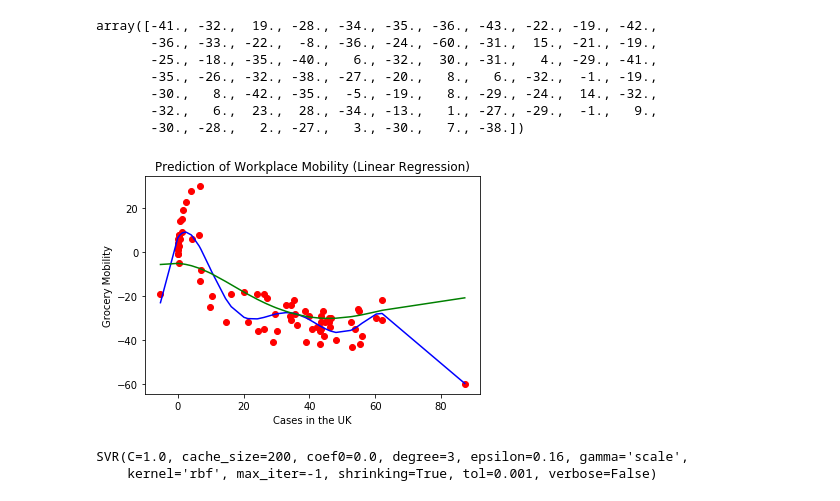
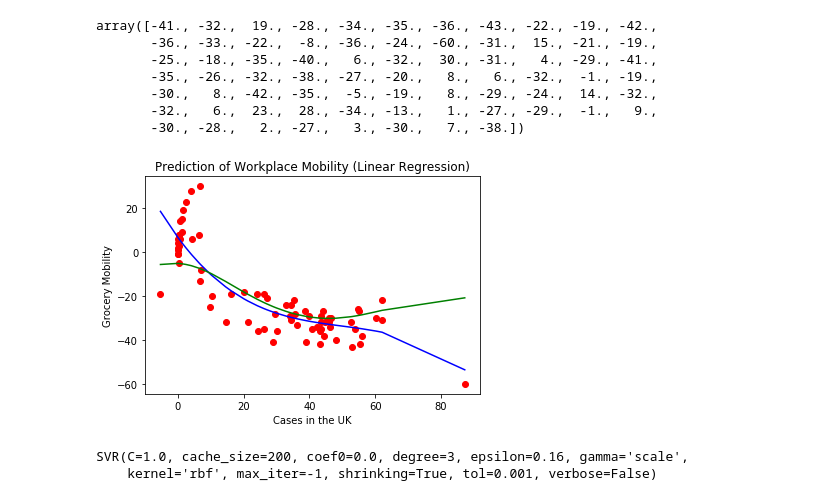
Before and after one commit to IuliiaZaitova/COVID_Prediction_London_National_Transport_Use, a Jupyter notebook: UK_transport.ipynb, the cells around one changed output. Saved outputs shown, nothing was run; the diff lists cells and outputs as text; code cells hidden in the pictures.

```diff
--- a/UK_transport.ipynb
+++ b/UK_transport.ipynb
@@ -389,25 +450,25 @@ from sklearn.svm import SVR
 svrModel = SVR(epsilon=0.16)
 # %%
 from sklearn.preprocessing import PolynomialFeatures
-poly_reg = PolynomialFeatures(degree=8)
+poly_reg = PolynomialFeatures(degree=3)
 X_poly = poly_reg.fit_transform(X)
 pol_reg = LinearRegression()
 pol_reg.fit(X_poly, y)
 svrModel.fit(X,y)
 # Visualizing the Polymonial Regression results
 def viz_polymonial():
     plt.scatter(X, y, color='red')
     sorted_x = sorted(X)
     plt.plot(sorted_x, pol_reg.predict(poly_reg.fit_transform(sorted_x)), color='blue')
     plt.plot(sorted_x, svrModel.predict(sorted_x), color="green")
     plt.title('Prediction of Workplace Mobility (Linear Regression)')
     plt.xlabel('Cases in the UK')
     plt.ylabel('Grocery Mobility')
     plt.show()
     return
 viz_polymonial()
 # %% [output]
-[figure, old version]
+[figure, new version]
 # %%
 svrModel.fit(X,y)
 # %% [output]
```
Also changed, not shown: parts of 25 cells of this notebook.
